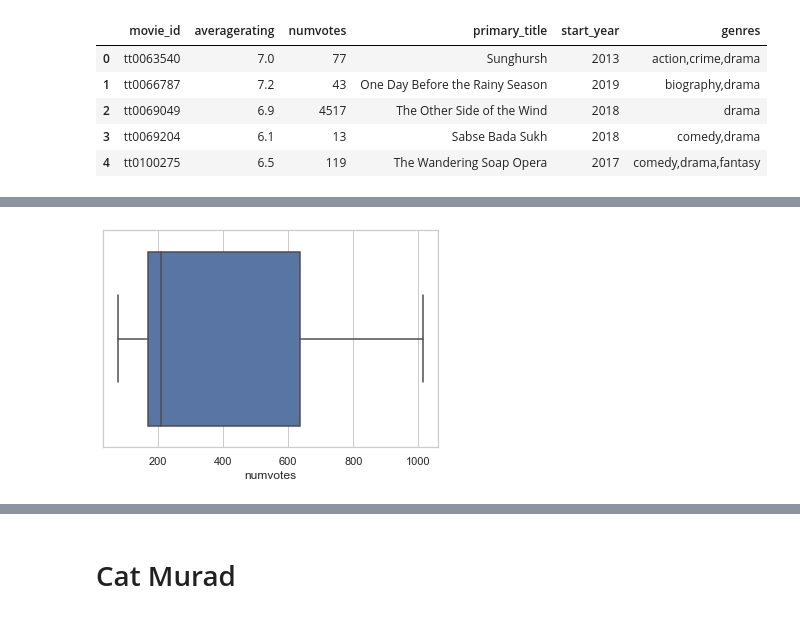
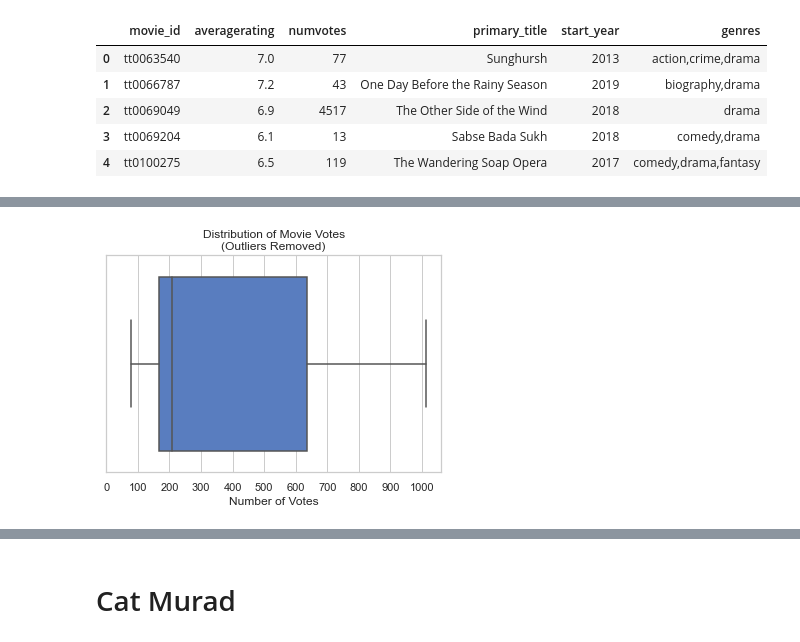
Before and after one commit to mehince/group-1-capstone, a Jupyter notebook: student.ipynb, the cells around one changed output, grey strips where cells are left out. Cells and saved outputs as stored; diff of their text form; code cells hidden in the pictures.

```diff
--- a/student.ipynb
+++ b/student.ipynb
@@ -52,12 +44,16 @@ sorted_avg_higher_votes.reset_index(inplace=True)
 # %%
 # visualizations
 import seaborn as sns
 import matplotlib.pyplot as plt
 
 sns.set_theme(style = 'whitegrid')
+sns.set_color_codes('muted')
 
 # outliers removed to improve quartile readability
 fig, ax = plt.subplots()
-sns.boxplot(x = sorted_avg_higher_votes['numvotes'], showfliers=False);
+sns.boxplot(x = sorted_avg_higher_votes['numvotes'], showfliers=False, color='b');
+ax.set_title('Distribution of Movie Votes\n(Outliers Removed)')
+ax.set_xlabel('Number of Votes')
+ax.set_xticks(range(0, 1051, 100));
 # %% [output]
-[figure, old version]
+[figure, new version]
```
Also changed, not shown: parts of 6 cells of this notebook.
